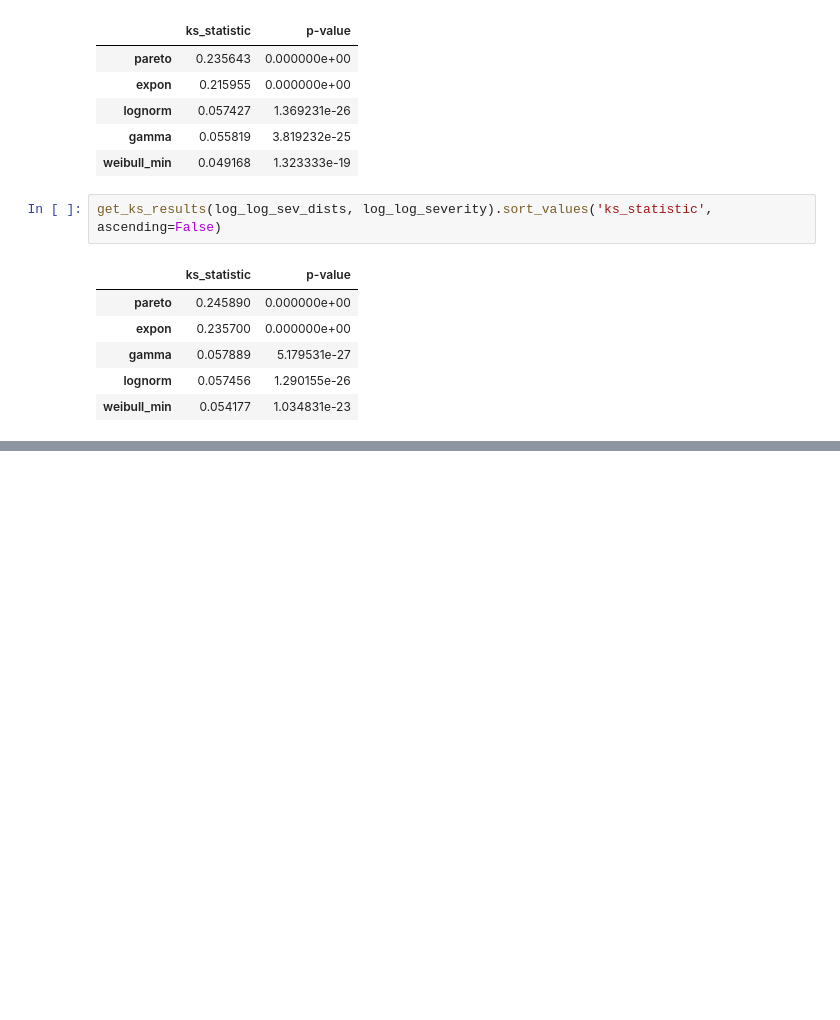
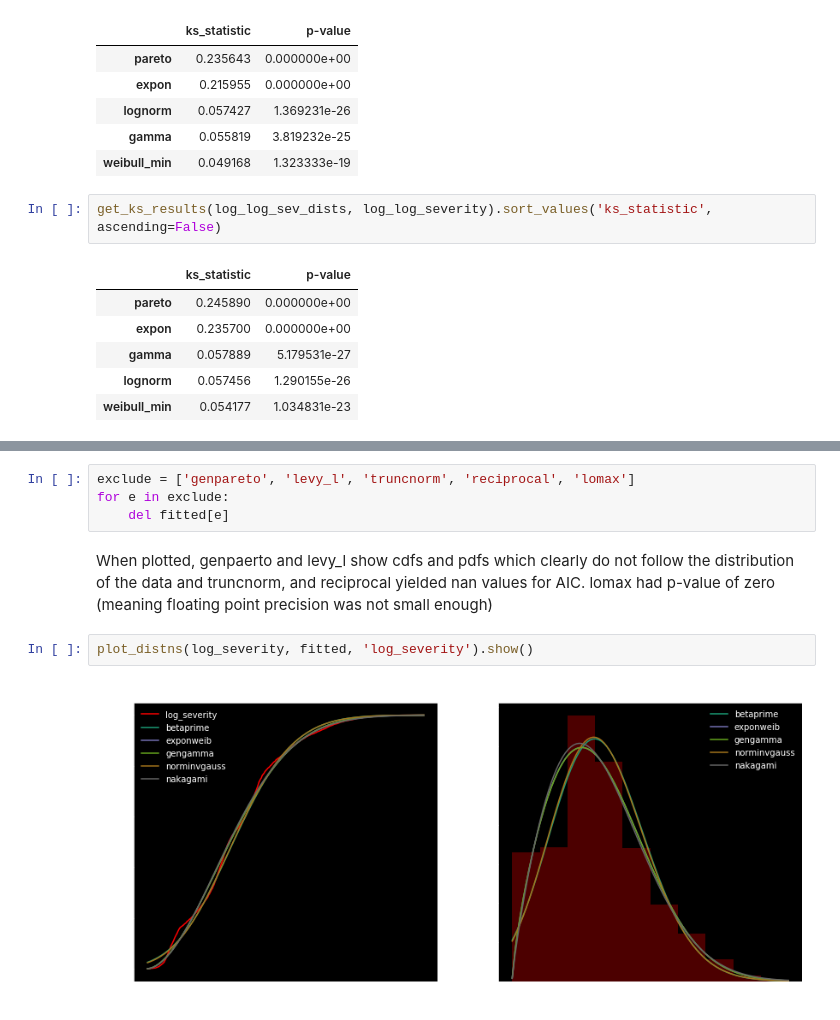
Before and after one commit to amaralcs/paper_studies, a Jupyter notebook: insurance_modelling/fitting_statistical_distributions.ipynb, the cells around one changed output, grey strips where cells are left out. Drawn from its saved outputs; the diff is of its cells as text; blank space fills up the shorter version.

```diff
--- a/insurance_modelling/fitting_statistical_distributions.ipynb
+++ b/insurance_modelling/fitting_statistical_distributions.ipynb
@@ -337,0 +451,10 @@ Exponweib is has lowest scores for both KS log_severity and log_log_severity and
+# %%
+exclude = ['genpareto', 'levy_l', 'truncnorm', 'reciprocal', 'lomax']
+for e in exclude:
+    del fitted[e]
+# %% [markdown]
+When plotted, genpaerto and levy_l show cdfs and pdfs which clearly do not follow the distribution of the data and truncnorm, and reciprocal yielded nan values for AIC. lomax had p-value of zero (meaning floating point precision was not small enough)
+# %%
+plot_distns(log_severity, fitted, 'log_severity').show()
+# %% [output]
+[figure, added]
```
Also changed, not shown: parts of 32 cells of this notebook.
